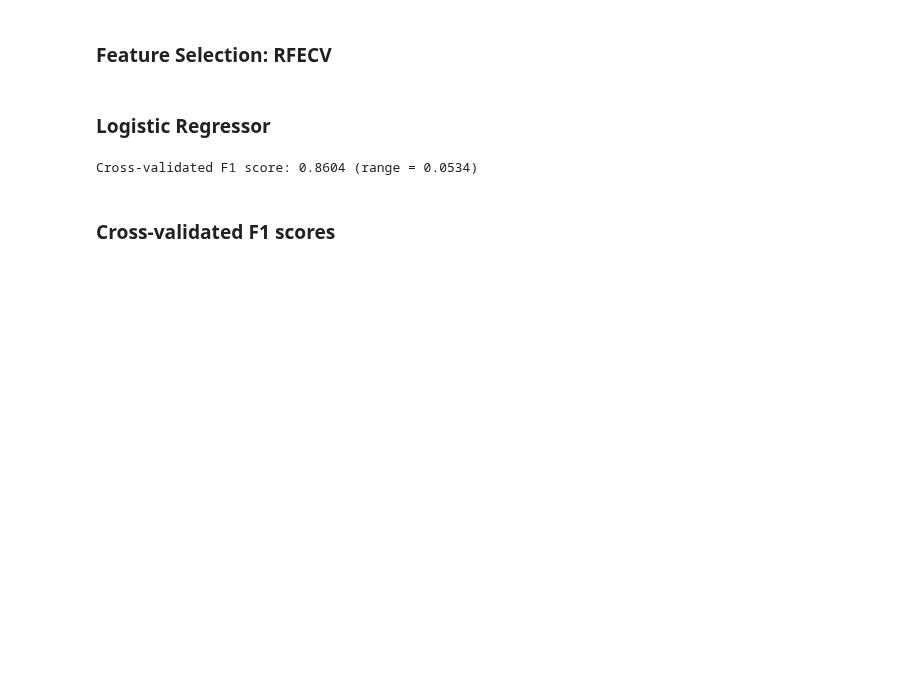
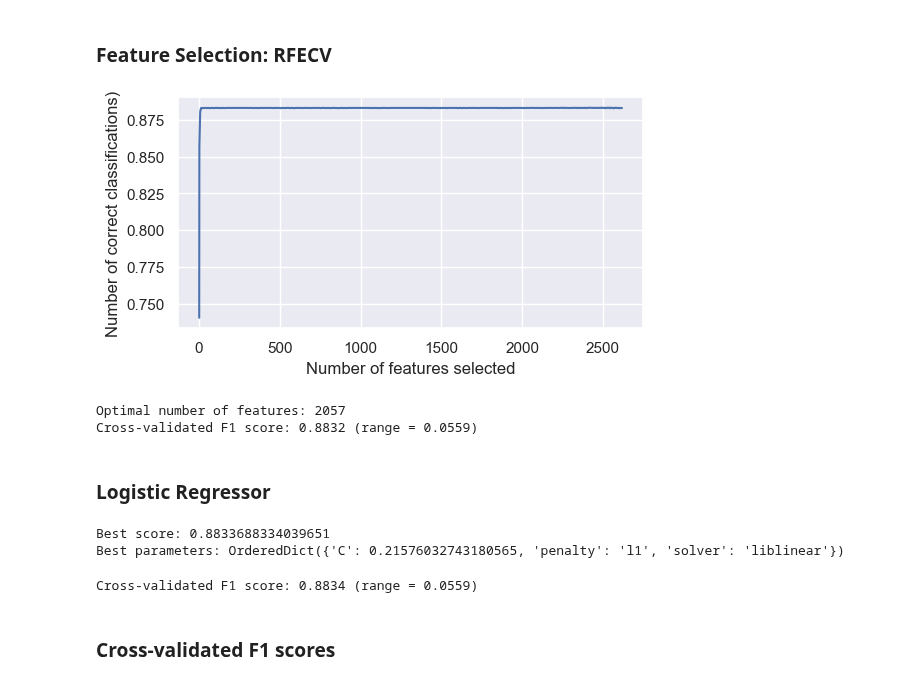
Before and after one commit to jamesdeluk/data-projects, a Jupyter notebook: Projects/nlp-with-disaster-tweets/disaster-tweets-nlp.ipynb, the cells around one changed output. Drawn from its saved outputs; the diff is of its cells as text; code cells hidden in the pictures; blank space fills up the shorter version.

```diff
--- a/Projects/nlp-with-disaster-tweets/disaster-tweets-nlp.ipynb
+++ b/Projects/nlp-with-disaster-tweets/disaster-tweets-nlp.ipynb
@@ -843,0 +859,5 @@ Cross-validated F1 score: 0.8348 (range = 0.109)
+# %%
+lr = bayessearch_lr.best_estimator_
+# lr = LogisticRegression(random_state=42, C=0.21647059642376087, penalty='l1', solver='liblinear')
+
+crossval('LR1')
@@ -867,24 +887,28 @@ Cross-validated F1 score: 0.8634 (range = 0.0646)
 # %% [markdown]
 ### Feature Selection: RFECV
 # %%
-# rfecv = RFECV(estimator=lr, step=10, cv=5, scoring='f1')
-# rfecv.fit(X_train, y_train)
+rfecv = RFECV(estimator=lr, step=5, cv=5, scoring='f1')
+rfecv.fit(X_train, y_train)
 
-# plt.figure(figsize=(6,3))
-# plt.xlabel("Number of features selected")
-# plt.ylabel("Number of correct classifications)")
-# plt.plot(rfecv.cv_results_['n_features'], rfecv.cv_results_['mean_test_score'])
-# plt.show()
+plt.figure(figsize=(6,3))
+plt.xlabel("Number of features selected")
+plt.ylabel("Number of correct classifications)")
+plt.plot(rfecv.cv_results_['n_features'], rfecv.cv_results_['mean_test_score'])
+plt.show()
 
-# print("Optimal number of features:", rfecv.n_features_)
-# # rfecv_features = rfecv.support_
-# # print("Selected features:", rfecv_features)
-# # print("Selected features:", X_train.columns[rfecv_features])
-# # print("Feature rankings:", rfecv.ranking_)
+print("Optimal number of features:", rfecv.n_features_)
+# rfecv_features = rfecv.support_
+# print("Selected features:", rfecv_features)
+# print("Selected features:", X_train.columns[rfecv_features])
+# print("Feature rankings:", rfecv.ranking_)
 
-# X_train = rfecv.transform(X_train)
+X_train = rfecv.transform(X_train)
 
-# crossval('RFECV')
+crossval('RFECV')
+# %% [output]
+[figure, added]
+Optimal number of features: 2057
+Cross-validated F1 score: 0.8832 (range = 0.0559)
 # %% [markdown]
 ### Logistic Regressor
 # %%
@@ -894,20 +918,23 @@ Cross-validated F1 score: 0.8634 (range = 0.0646)
 # print(f'Best score: {gridsearch_lr.best_score_}')
 # print(f'Best parameters: {gridsearch_lr.best_params_}')
 # %%
-# search_spaces = [{'solver':['liblinear'], 'penalty':['l1','l2'], 'C':(0.01, 10, 'log-uniform')}]
-# bayessearch_lr = BayesSearchCV(LogisticRegression(random_state=42), search_spaces=search_spaces, n_iter=50, scoring='f1', cv=5, n_jobs=-1)
-# bayessearch_lr.fit(X_train, y_train)
-# print(f'Best score: {bayessearch_lr.best_score_}')
-# print(f'Best parameters: {bayessearch_lr.best_params_}')
+search_spaces = [{'solver':['liblinear'], 'penalty':['l1','l2'], 'C':(0.01, 10, 'log-uniform')}]
+bayessearch_lr = BayesSearchCV(LogisticRegression(random_state=42), search_spaces=search_spaces, n_iter=50, scoring='f1', cv=5, n_jobs=-1)
+bayessearch_lr.fit(X_train, y_train)
+print(f'Best score: {bayessearch_lr.best_score_}')
+print(f'Best parameters: {bayessearch_lr.best_params_}')
+# %% [output]
+Best score: 0.8833688334039651
+Best parameters: OrderedDict({'C': 0.21576032743180565, 'penalty': 'l1', 'solver': 'liblinear'})
 # %%
 # lr = gridsearch_lr.best_estimator_
-lr = LogisticRegression(random_state=42, C=0.1, penalty='l1', solver='liblinear')
-# lr = bayessearch_lr.best_estimator_
+# lr = LogisticRegression(random_state=42, C=0.1, penalty='l1', solver='liblinear')
+lr = bayessearch_lr.best_estimator_
 # lr = LogisticRegression(random_state=42, C=0.3019007162229442, penalty='l1', solver='liblinear')
 
-crossval('LR')
+crossval('LR2')
 # %% [output]
-Cross-validated F1 score: 0.8604 (range = 0.0534)
+Cross-validated F1 score: 0.8834 (range = 0.0559)
 # %% [markdown]
 ### Cross-validated F1 scores
 # %%
```
Also changed, not shown: parts of 16 cells of this notebook.
